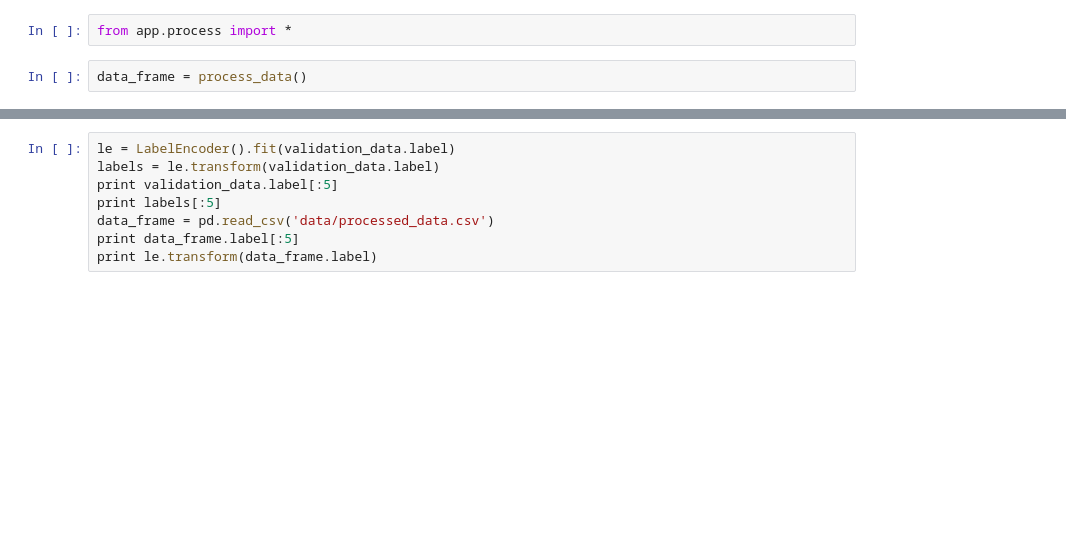
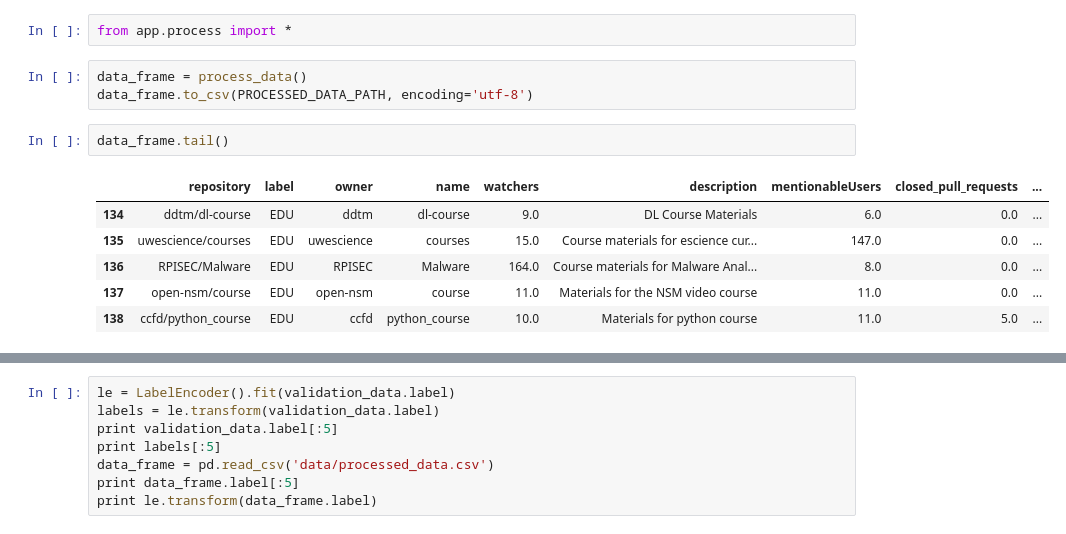
Before and after one commit to WGierke/git_better, a Jupyter notebook: Repository_Classification.ipynb, the cells around one changed output, grey strips where cells are left out. Saved outputs shown, nothing was run; the diff lists cells and outputs as text; blank space fills up the shorter version.

```diff
--- a/Repository_Classification.ipynb
+++ b/Repository_Classification.ipynb
@@ -1,7 +1,17 @@
 # %%
 from app.process import *
+# %%
+data_frame = process_data()
+data_frame.to_csv(PROCESSED_DATA_PATH, encoding='utf-8')
 # %%
-data_frame = process_data()
+data_frame.tail()
+# %% [output]
+|  | repository | label | owner | name | watchers | description | mentionableUsers | closed_pull_requests | ... |
+| 134 | ddtm/dl-course | EDU | ddtm | dl-course | 9.0 | DL Course Materials | 6.0 | 0.0 | ... |
+| 135 | uwescience/courses | EDU | uwescience | courses | 15.0 | Course materials for escience cur... | 147.0 | 0.0 | ... |
+| 136 | RPISEC/Malware | EDU | RPISEC | Malware | 164.0 | Course materials for Malware Anal... | 8.0 | 0.0 | ... |
+| 137 | open-nsm/course | EDU | open-nsm | course | 11.0 | Materials for the NSM video course | 11.0 | 0.0 | ... |
+| 138 | ccfd/python_course | EDU | ccfd | python_course | 10.0 | Materials for python course | 11.0 | 5.0 | ... |
 # %%
 data_frame
 # %% [output]
```
Also changed, not shown: parts of 9 cells of this notebook, 4 other files.
